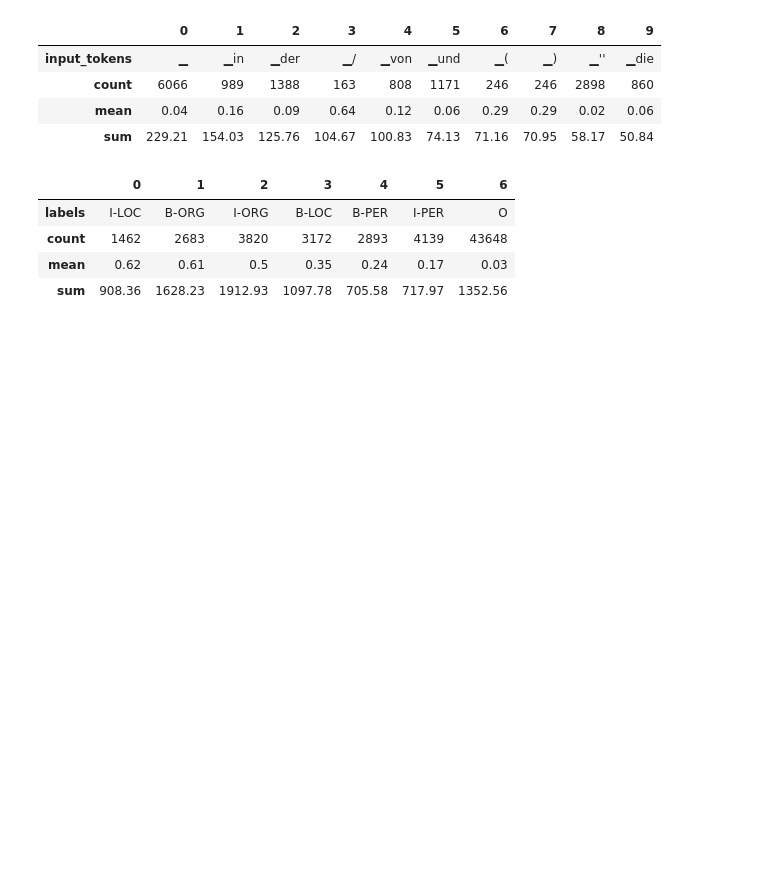
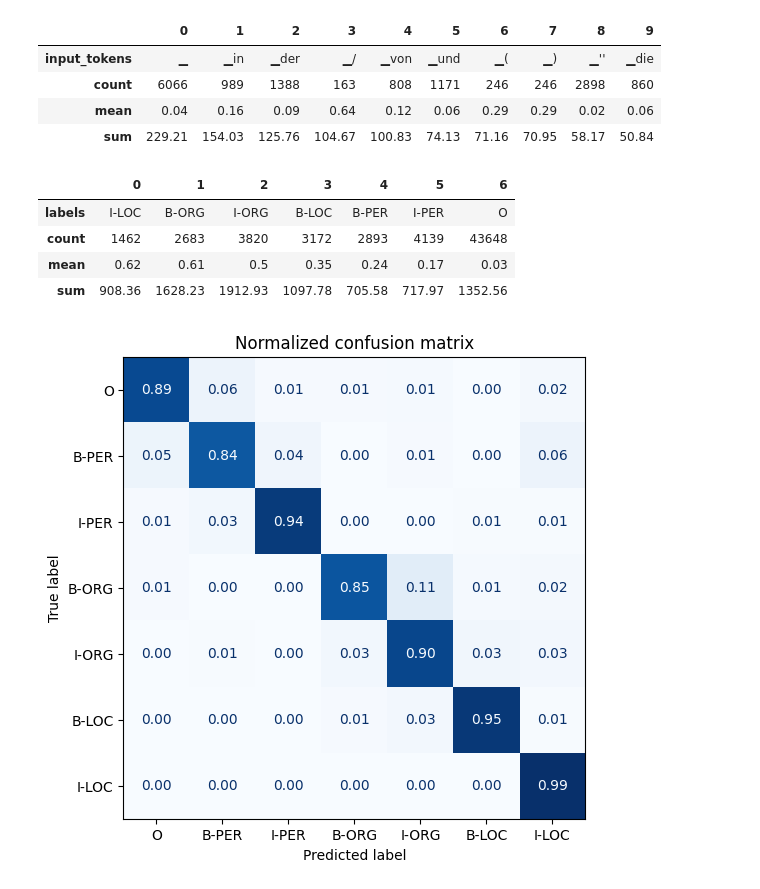
Before and after one commit to a1mohamad/nlp-with-transformers, a Jupyter notebook: Chapter4-Multilingual Named Entity Recognition/error_analysis.ipynb, the cells around one changed output. Cells and saved outputs as stored; diff of their text form; code cells hidden in the pictures; blank space fills up the shorter version.

Commit message:
chap04: plotting confusion matrix

```diff
--- a/Chapter4-Multilingual Named Entity Recognition/error_analysis.ipynb
+++ b/Chapter4-Multilingual Named Entity Recognition/error_analysis.ipynb
@@ -119,11 +119,15 @@ df_tokens.head(10)
 # %%
 import matplotlib.pyplot as plt
 from sklearn.metrics import ConfusionMatrixDisplay, confusion_matrix
 
 def plot_confusion_matrix(y_preds, y_true, labels):
     cm = confusion_matrix(y_preds, y_true, normalize="true")
     fig, ax = plt.subplots(figsize=(6, 6))
     disp = ConfusionMatrixDisplay(confusion_matrix=cm, display_labels=labels)
     disp.plot(cmap="Blues", values_format=".2f", ax=ax, colorbar=False)
     plt.title("Normalized confusion matrix")
     plt.show()
+
+plot_confusion_matrix(df_tokens["predicted_label"], df_tokens["labels"], tags.names)
+# %% [output]
+[figure, added]
```
Also changed, not shown: parts of 1 cell of this notebook.
